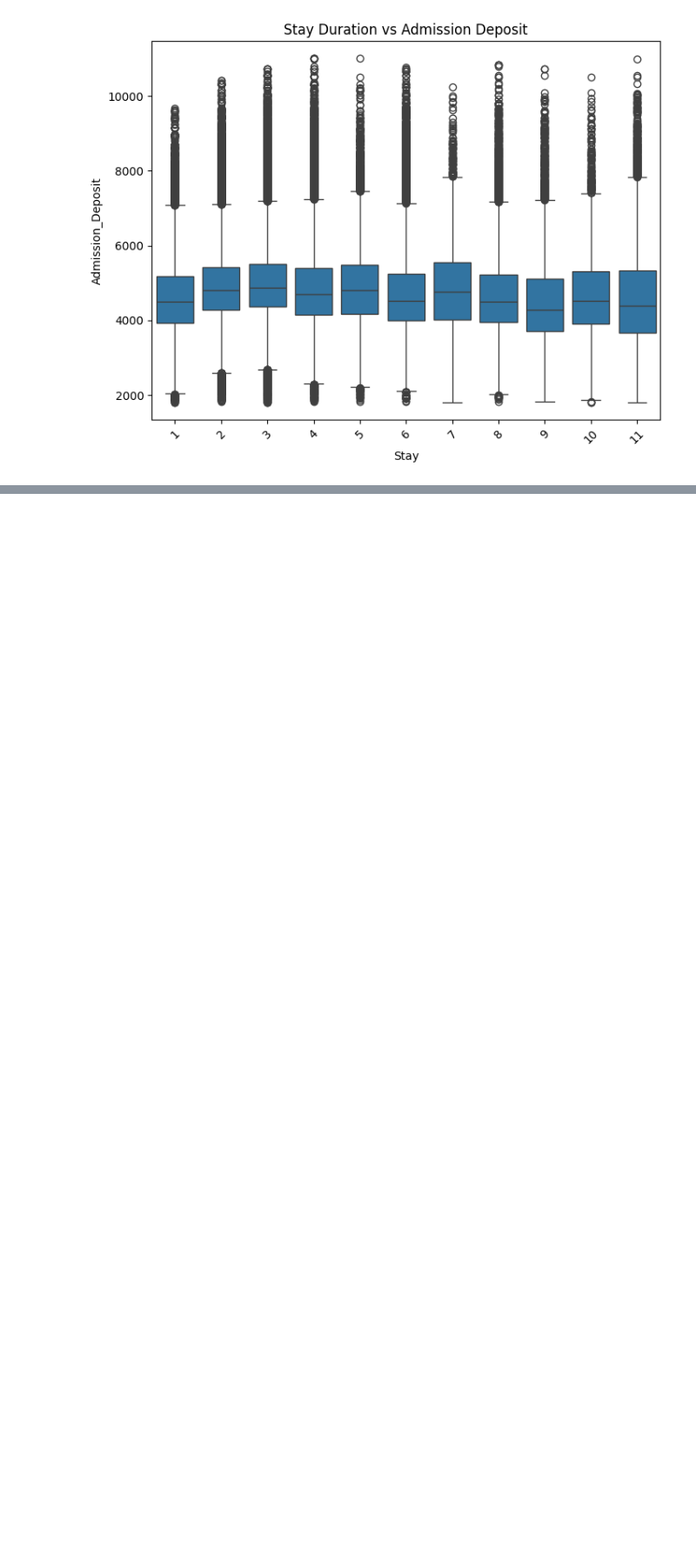
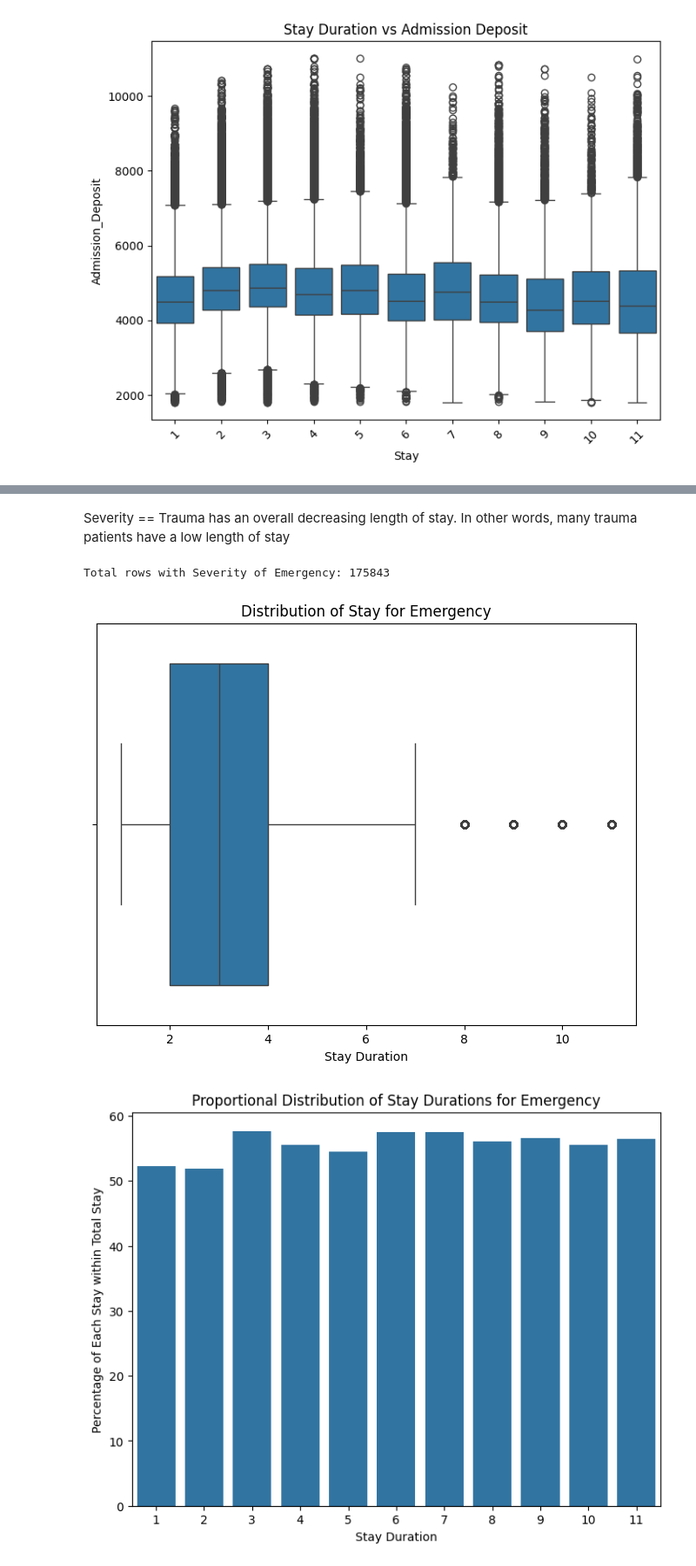
Before and after one commit to Jayjolie1026/4260, a Jupyter notebook: data_analysis.ipynb, the cells around one changed output, grey strips where cells are left out. Shown at 87% size. Drawn from its saved outputs; the diff is of its cells as text; code cells hidden in the pictures; blank space fills up the shorter version.

```diff
--- a/data_analysis.ipynb
+++ b/data_analysis.ipynb
@@ -437,0 +544,34 @@ plt.show()
+# %% [markdown]
+Severity == Trauma has an overall decreasing length of stay. In other words, many trauma patients have a low length of stay
+# %%
+# Extract rows where Severity of Illness is 2 (Emergency)
+severity_2_data = train_data[train_data['Severity of Illness'] == 2]
+print("Total rows with Severity of Emergency:", len(severity_2_data))
+
+# Correctly calculate proportions for each Stay within Severity = 2
+stay_counts_severity_2 = severity_2_data['Stay'].value_counts()
+stay_counts_total = train_data['Stay'].value_counts()
+stay_proportions = (stay_counts_severity_2 / stay_counts_total.loc[stay_counts_severity_2.index]) * 100
+
+# Box plot of Stay for Severity 2
+plt.figure(figsize=(8, 6))
+sns.boxplot(x=severity_2_data['Stay'])
+plt.title('Distribution of Stay for Emergency')
+plt.xlabel('Stay Duration')
+plt.show()
+
+# Proportional Count Plot of Stay for Severity 2
+plt.figure(figsize=(8, 6))
+sns.barplot(x=stay_proportions.index, y=stay_proportions.values)
+plt.title('Proportional Distribution of Stay Durations for Emergency')
+plt.xlabel('Stay Duration')
+plt.ylabel('Percentage of Each Stay within Total Stay')
+plt.show()
+
+# Statistical summary
+print("Statistical Summary for Emergency vs Stay:")
+print(severity_2_data['Stay'].describe())
+# %% [output]
+Total rows with Severity of Emergency: 175843
+[figure, added]
+[figure, added]
```
Also changed, not shown: parts of 10 cells of this notebook.
